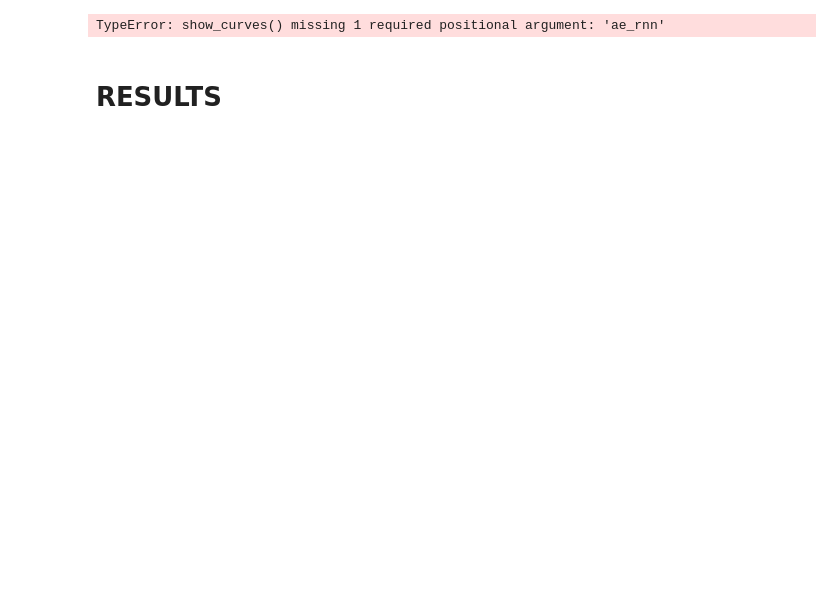
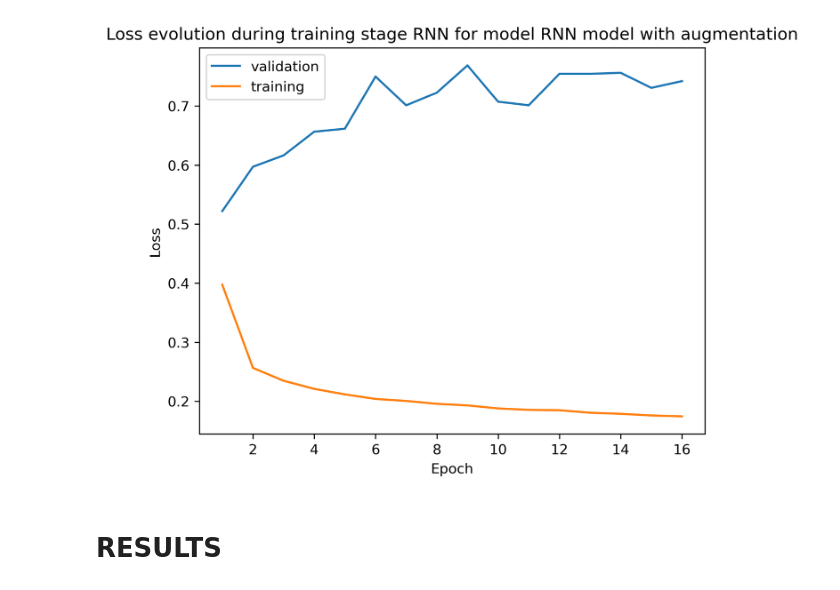
Before and after one commit to pmarconep/ZTF_alert_8a, a Jupyter notebook: final.ipynb, the cells around one changed output. Saved outputs shown, nothing was run; the diff lists cells and outputs as text; code cells hidden in the pictures; blank space fills up the shorter version.

```diff
--- a/final.ipynb
+++ b/final.ipynb
@@ -239,8 +225,8 @@ Setup finishied. Starting training...
 # %%
-metrics.show_curves([curves], [modelo_final])
+metrics.show_curves([curves], [modelo_final], 'RNN')
 print()
 # %% [output]
-TypeError: show_curves() missing 1 required positional argument: 'ae_rnn'
+[figure, added]
 # %% [markdown]
 # RESULTS
 # %%
```
Also changed, not shown: parts of 12 cells of this notebook, 4 other files.
